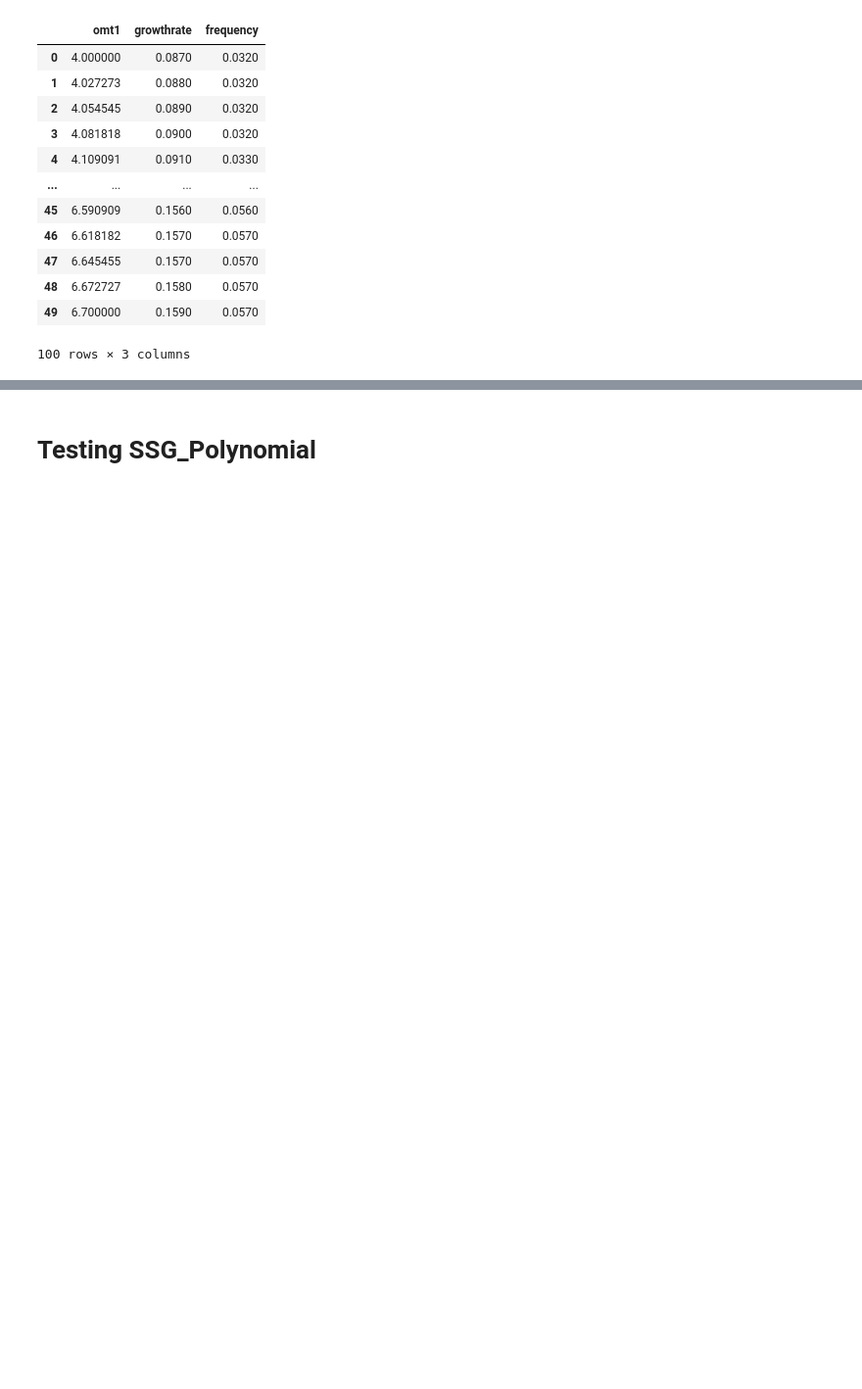
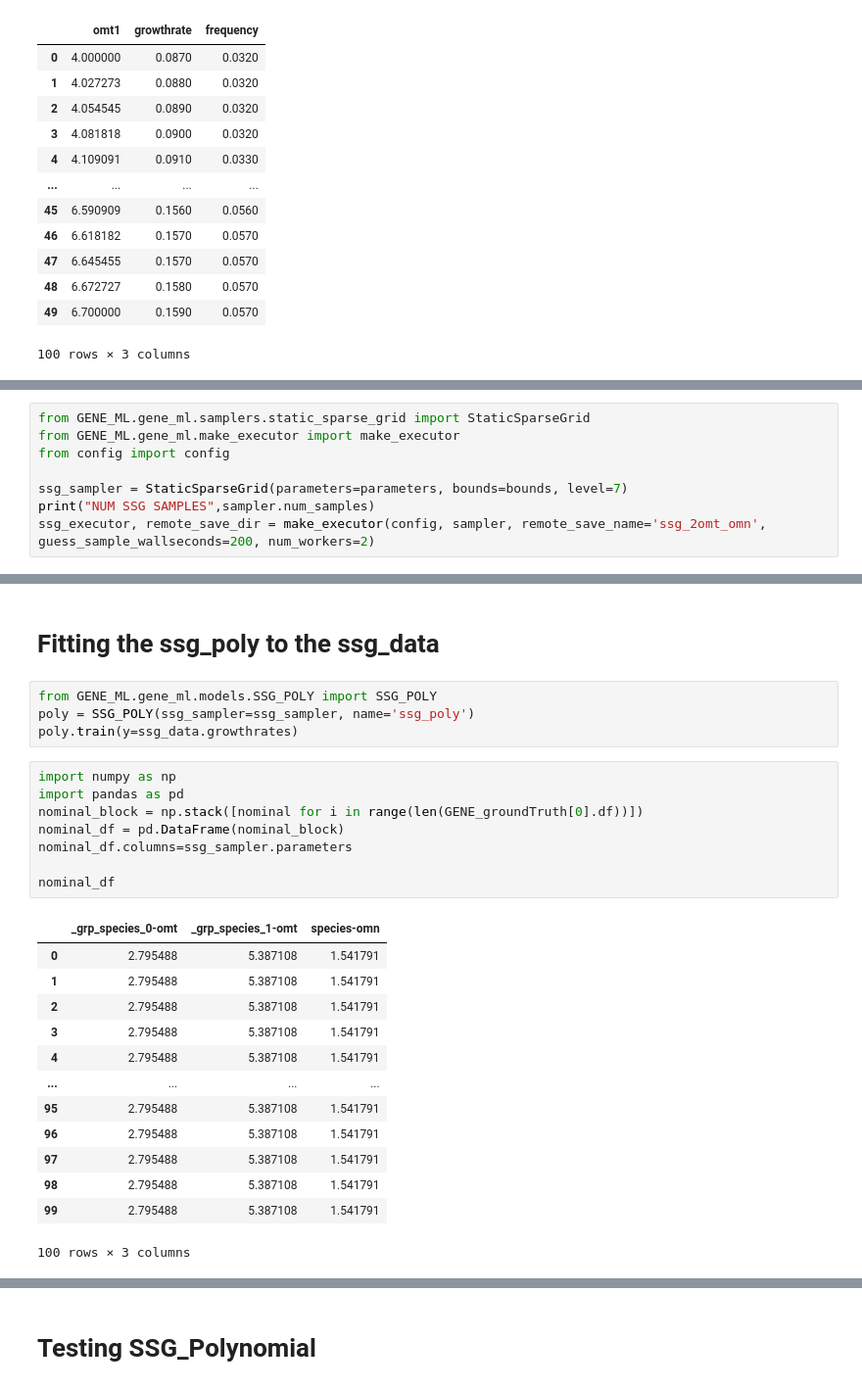
Before and after one commit to DanHarJor/GENE_UQ, a Jupyter notebook: modeTransitionTest.ipynb, the cells around one changed output, grey strips where cells are left out. Shown at 98% size. Cells and saved outputs as stored; diff of their text form; blank space fills up the shorter version.

```diff
--- a/modeTransitionTest.ipynb
+++ b/modeTransitionTest.ipynb
@@ -212,0 +161,8 @@ TEST PERCENTAGE IS 0, NO SPLIT
+# %%
+from GENE_ML.gene_ml.samplers.static_sparse_grid import StaticSparseGrid
+from GENE_ML.gene_ml.make_executor import make_executor
+from config import config
+
+ssg_sampler = StaticSparseGrid(parameters=parameters, bounds=bounds, level=7)
+print("NUM SSG SAMPLES",sampler.num_samples)
+ssg_executor, remote_save_dir = make_executor(config, sampler, remote_save_name='ssg_2omt_omn', guess_sample_wallseconds=200, num_workers=2)
@@ -212,0 +228,28 @@ TEST PERCENTAGE IS 0, NO SPLIT
+# %% [markdown]
+# Fitting the ssg_poly to the ssg_data
+# %%
+from GENE_ML.gene_ml.models.SSG_POLY import SSG_POLY
+poly = SSG_POLY(ssg_sampler=ssg_sampler, name='ssg_poly')
+poly.train(y=ssg_data.growthrates)
+# %%
+import numpy as np
+import pandas as pd
+nominal_block = np.stack([nominal for i in range(len(GENE_groundTruth[0].df))])
+nominal_df = pd.DataFrame(nominal_block)
+nominal_df.columns=ssg_sampler.parameters
+
+nominal_df
+# %% [output]
+|  | _grp_species_0-omt | _grp_species_1-omt | species-omn |
+| 0 | 2.795488 | 5.387108 | 1.541791 |
+| 1 | 2.795488 | 5.387108 | 1.541791 |
+| 2 | 2.795488 | 5.387108 | 1.541791 |
+| 3 | 2.795488 | 5.387108 | 1.541791 |
+| 4 | 2.795488 | 5.387108 | 1.541791 |
+| ... | ... | ... | ... |
+| 95 | 2.795488 | 5.387108 | 1.541791 |
+| 96 | 2.795488 | 5.387108 | 1.541791 |
+| 97 | 2.795488 | 5.387108 | 1.541791 |
+| 98 | 2.795488 | 5.387108 | 1.541791 |
+| 99 | 2.795488 | 5.387108 | 1.541791 |
+100 rows × 3 columns
```
Also changed, not shown: parts of 12 cells of this notebook, 3 other files.
